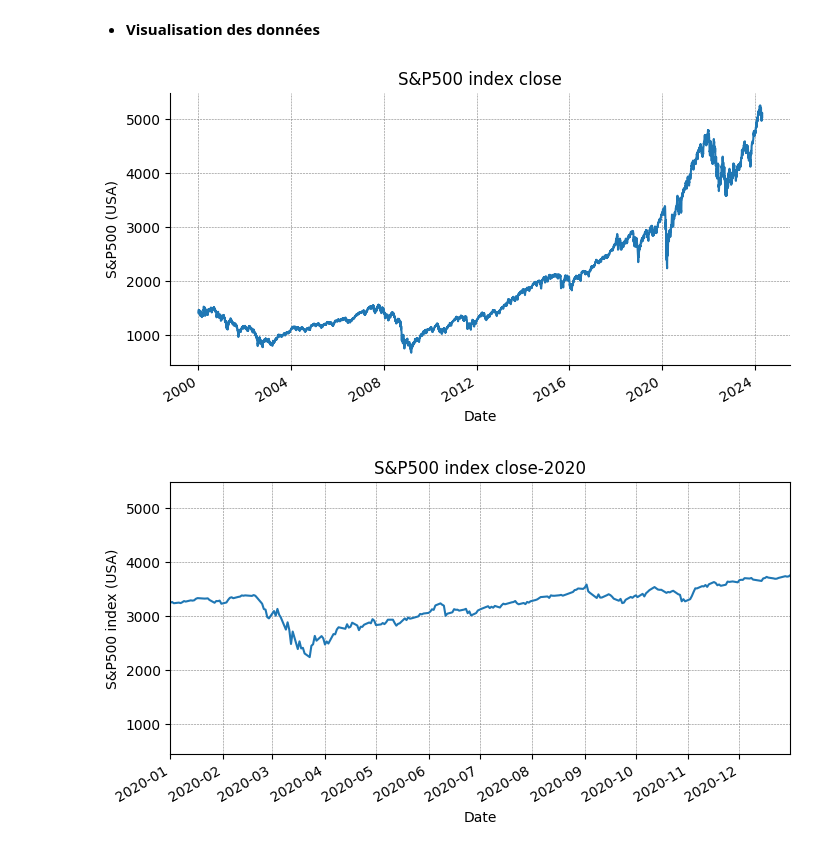
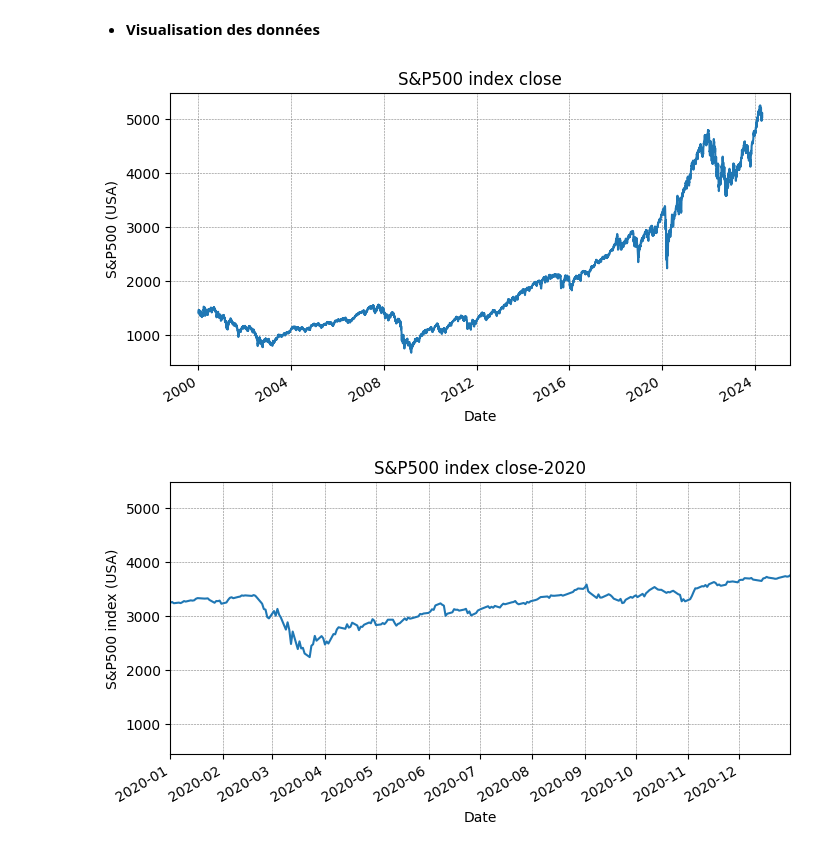
Before and after one commit to Boubacar5400/Mon_projet_ML, a Jupyter notebook: Mon_projet_Final.ipynb, the cells around one changed output. Saved outputs shown, nothing was run; the diff lists cells and outputs as text; code cells hidden in the pictures.

```diff
--- a/Mon_projet_Final.ipynb
+++ b/Mon_projet_Final.ipynb
@@ -83,12 +83,11 @@ dtype: int64
 # %%
 from matplotlib import pyplot as plt
 df['Close'].plot(kind='line', figsize=(8, 4), title='S&P500 index close')
-plt.gca().spines[['top', 'right']].set_visible(False)
 plt.xlabel('Date')
 plt.ylabel('S&P500 (USA)')
 plt.grid(color='gray', linestyle='--', linewidth=0.4)
 # %% [output]
-[figure, old version]
+[figure, new version]
 # %%
 # Tracer le graphique avec toutes les données
 df['Close'].plot(kind='line', figsize=(8, 4), title='S&P500 index close-2020')
```
Also changed, not shown: parts of 83 cells of this notebook.
